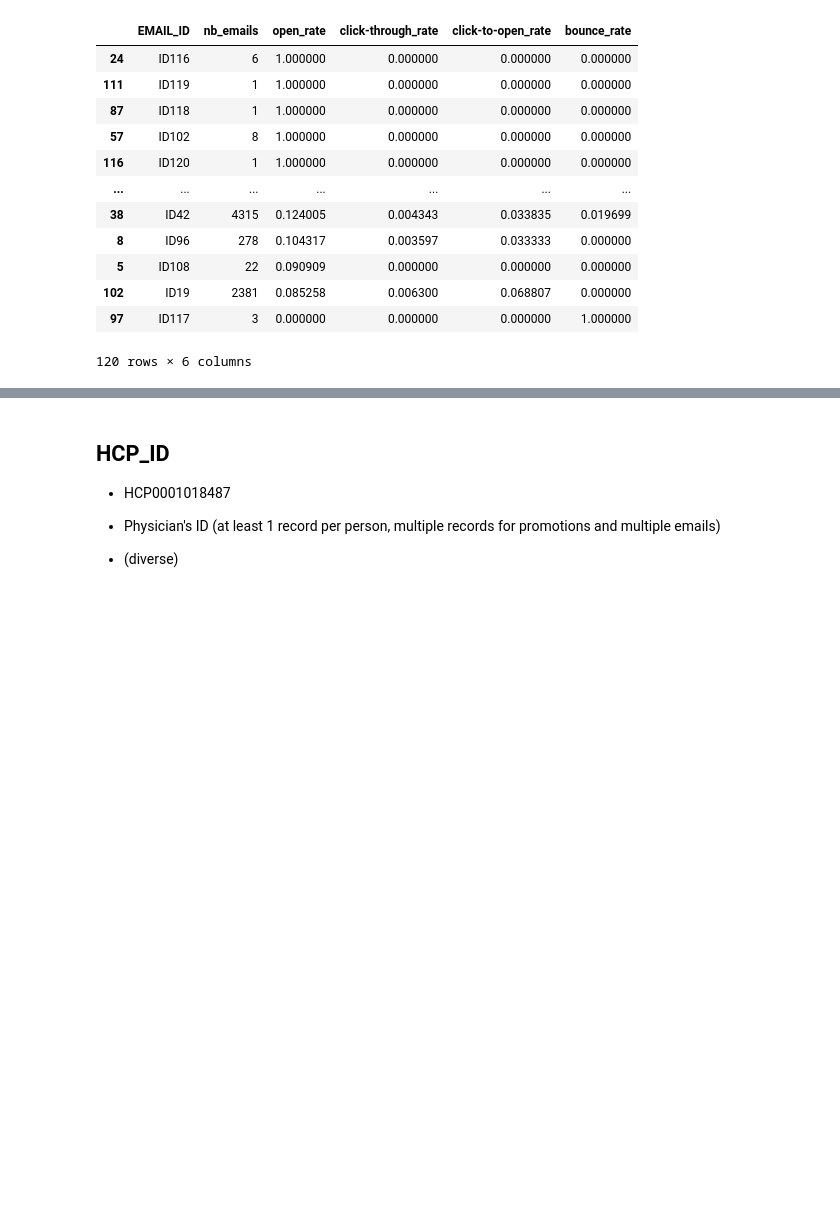
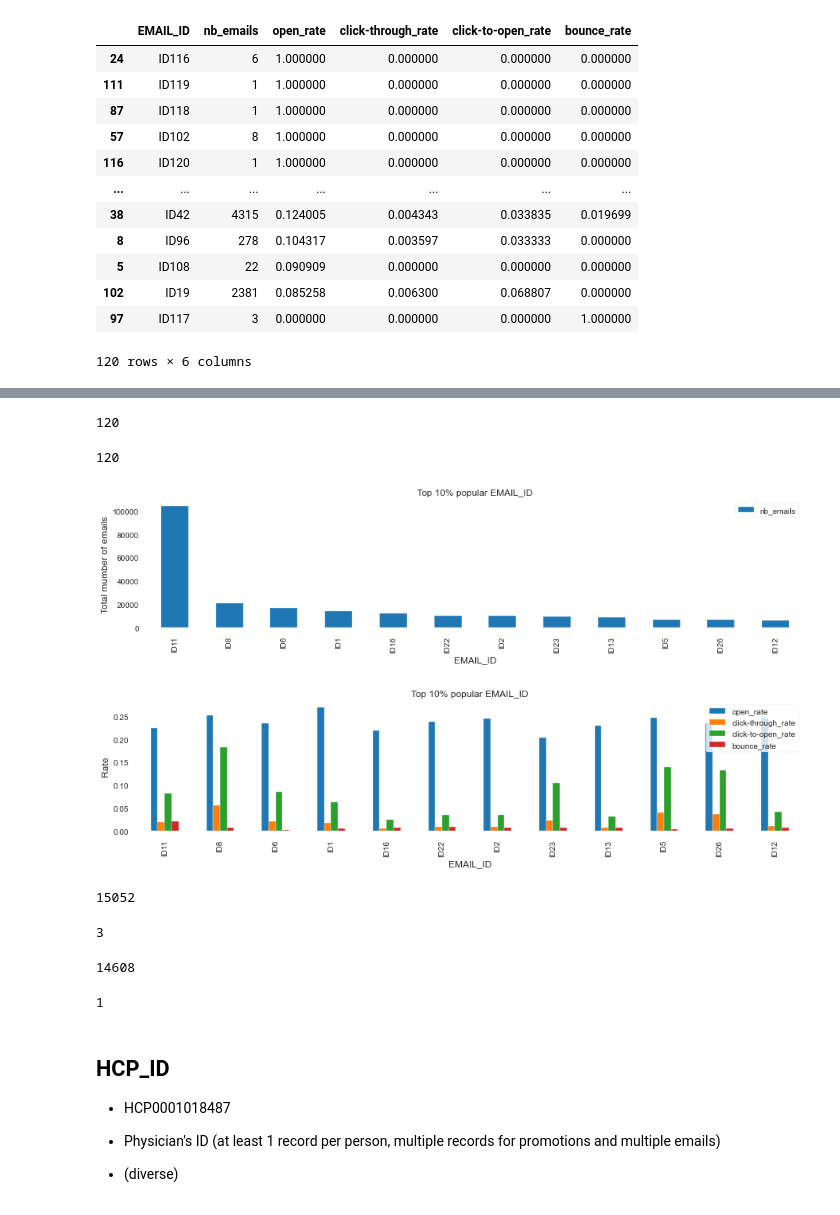
Before and after one commit to ck-unifr/analysis_email_performance, a Jupyter notebook: analysis_email_performance.ipynb, the cells around one changed output, grey strips where cells are left out. Drawn from its saved outputs; the diff is of its cells as text; code cells hidden in the pictures; blank space fills up the shorter version.

```diff
--- a/analysis_email_performance.ipynb
+++ b/analysis_email_performance.ipynb
@@ -1855,34 +1829,6 @@ plt.title('Number of HCP_ID per EMAIL_ID')
 plt.show()
 # %% [output]
 [figure]
-# %%
-def get_df_performance(df, col):
-    dict_col = {col:[],
-                'nb_emails':[],
-                'open_rate':[],
-                'click-through_rate':[],
-                'click-to-open_rate':[],
-                'bounce_rate':[],
-               }
-
-    elements = list(set(df[col].values))
-
-    for el in elements:
-        df_sub = df[df[col] == el]
-        nb_emails = len(df_sub)
-        open_rate = compute_open_rate(df_sub)
-        ctr = compute_click_rate(df_sub)
-        ctor = compute_ctor(df_sub)
-        bounce = compute_bounce(df_sub)
-
-        dict_col[col].append(el)
-        dict_col['nb_emails'].append(nb_emails)
-        dict_col['open_rate'].append(open_rate)
-        dict_col['click-through_rate'].append(ctr)
-        dict_col['click-to-open_rate'].append(ctor)
-        dict_col['bounce_rate'].append(bounce)
-
-    return pd.DataFrame(dict_col)
 # %%
 df.columns
 # %% [output]
@@ -1925,4 +1871,4 @@ df_email_performance.sort_values(by=['open_rate'], ascending=False)
 | 97 | ID117 | 3 | 0.000000 | 0.000000 | 0.000000 | 1.000000 |
 120 rows × 6 columns
 # %%
-df_email_performance.sort_values(by=['nb_emails'], ascending=False)
+df_email_performance.sort_values(by=['nb_emails'], ascending=False, inplace=True)
@@ -1943,3 +1891,37 @@ df_email_performance.sort_values(by=['nb_emails'], ascending=False)
+# %%
+len(df_email_performance['EMAIL_ID'].unique())
+# %% [output]
+120
+# %%
+len(df_email_performance)
+# %% [output]
+120
+# %%
+df_email_performance_top_10_per = df_email_performance[:int(len(df_email_performance)*0.1)]
+# %%
+plot_performance(df=df_email_performance_top_10_per,
+                 col='EMAIL_ID',
+                 title='Top 10% popular EMAIL_ID'
+                )
+# %% [output]
+[figure, added]
+[figure, added]
+# %%
+len(set(df[df['EMAIL_ID']=='ID11']['HCP_ID']))
+# %% [output]
+15052
+# %%
+len(set(df[df['EMAIL_ID']=='ID11']['PRODUKT']))
+# %% [output]
+3
+# %%
+len(set(df[df['EMAIL_ID']=='ID8']['HCP_ID']))
+# %% [output]
+14608
+# %%
+len(set(df[df['EMAIL_ID']=='ID8']['PRODUKT']))
+# %% [output]
+1
 # %% [markdown]
 ## HCP_ID
 
```
Also changed, not shown: parts of 17 cells of this notebook.
